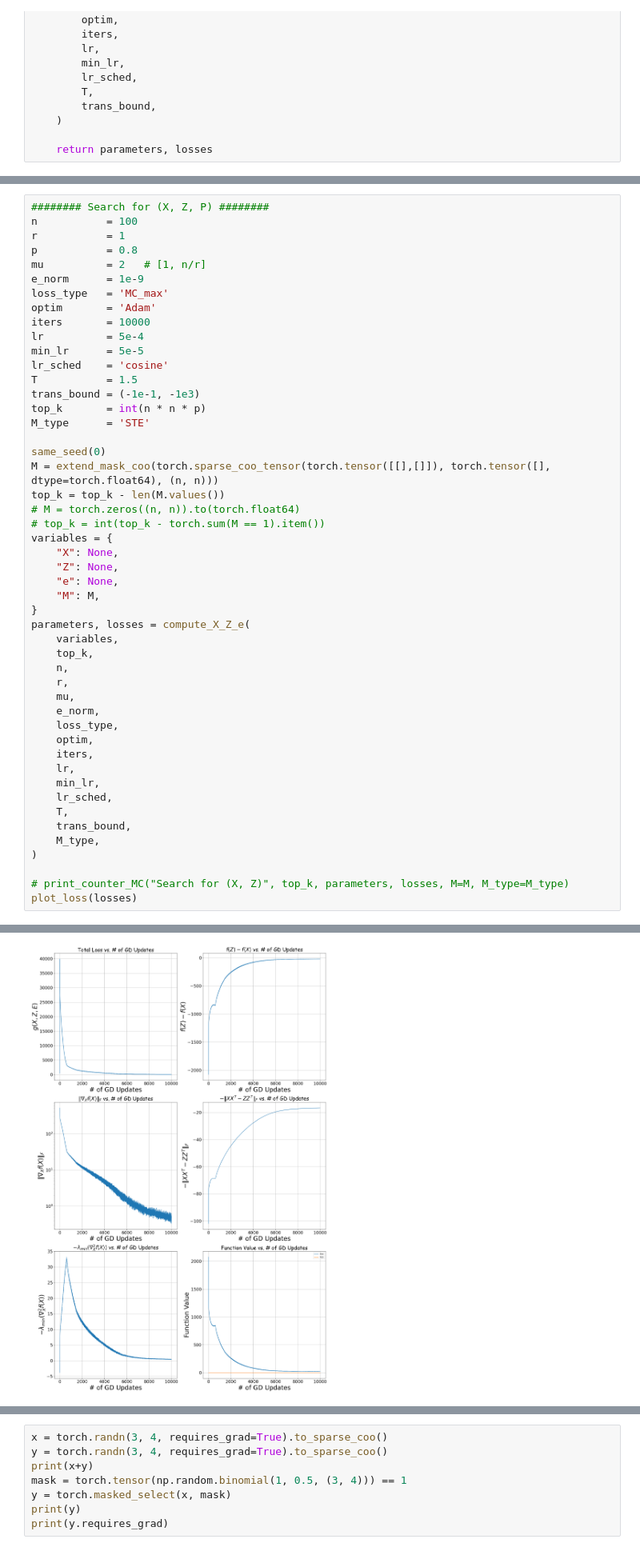
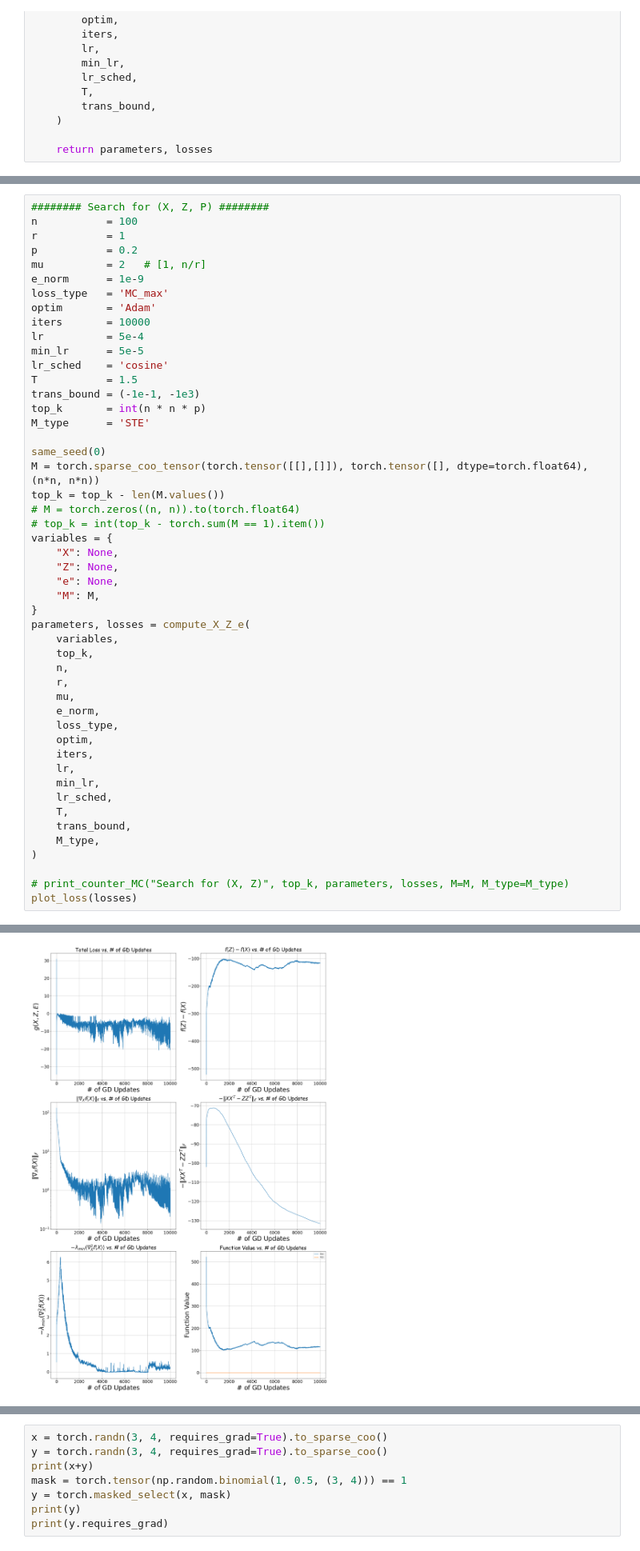
Before and after one commit to JeterHwang/matrix-completion, a Jupyter notebook: MC.ipynb, the cells around one changed output, grey strips where cells are left out. Shown at 80% size. Drawn from its saved outputs; the diff is of its cells as text.

```diff
--- a/MC.ipynb
+++ b/MC.ipynb
@@ -220,7 +224,7 @@ plot_loss(losses)
 ######## Search for (X, Z, P) ########
 n           = 100
 r           = 1
-p           = 0.8
+p           = 0.2
 mu          = 2   # [1, n/r]
 e_norm      = 1e-9
 loss_type   = 'MC_max'
@@ -235,7 +239,7 @@ top_k       = int(n * n * p)
 M_type      = 'STE'
 
 same_seed(0)
-M = extend_mask_coo(torch.sparse_coo_tensor(torch.tensor([[],[]]), torch.tensor([], dtype=torch.float64), (n, n)))
+M = torch.sparse_coo_tensor(torch.tensor([[],[]]), torch.tensor([], dtype=torch.float64), (n*n, n*n))
 top_k = top_k - len(M.values())
 # M = torch.zeros((n, n)).to(torch.float64)
 # top_k = int(top_k - torch.sum(M == 1).item())
@@ -270,4 +273,4 @@ Create Symbasis:  0.003571033477783203
-[figure, old version]
+[figure, new version]
 # %%
 def DSE(
     top_k,
```
Also changed, not shown: parts of 6 cells of this notebook, 7 other files.
